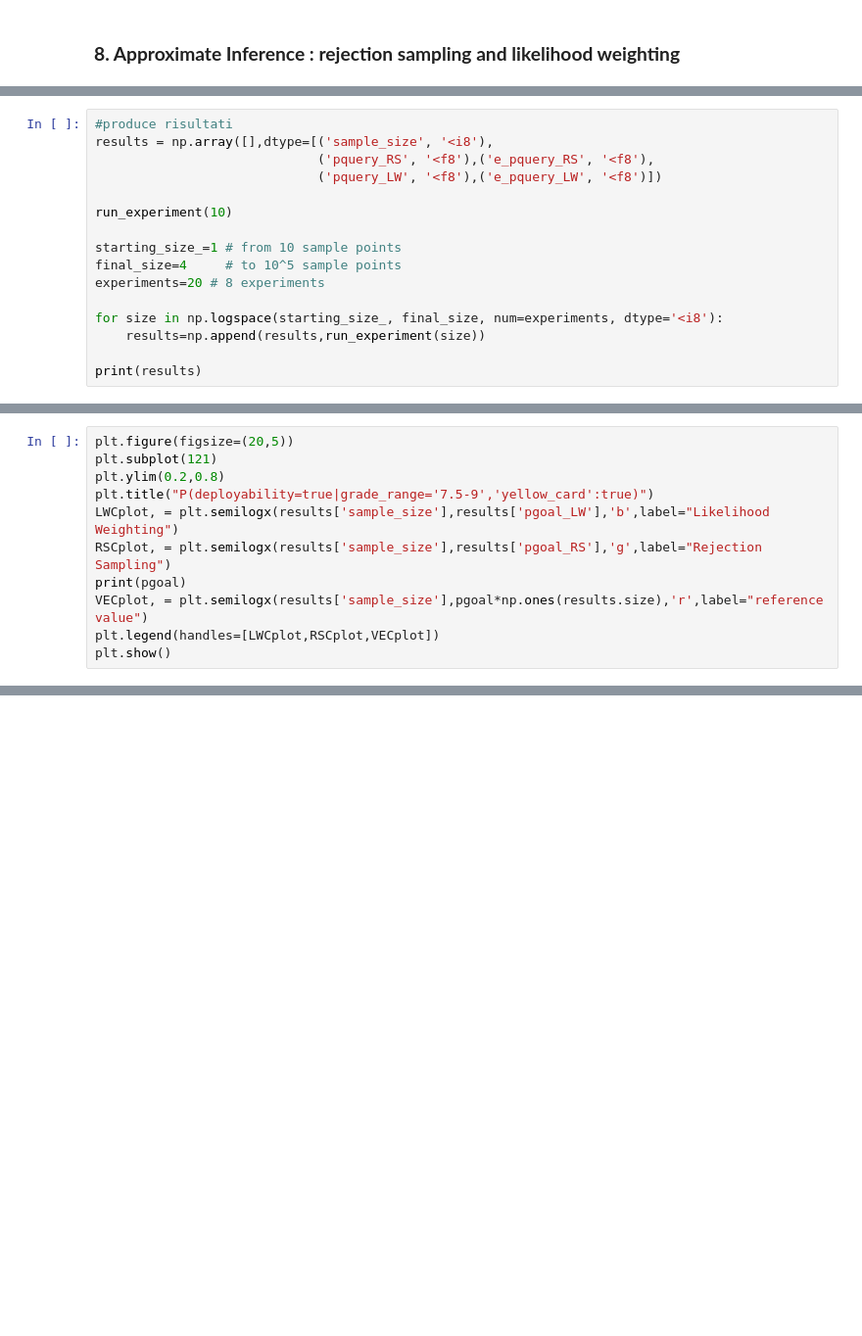
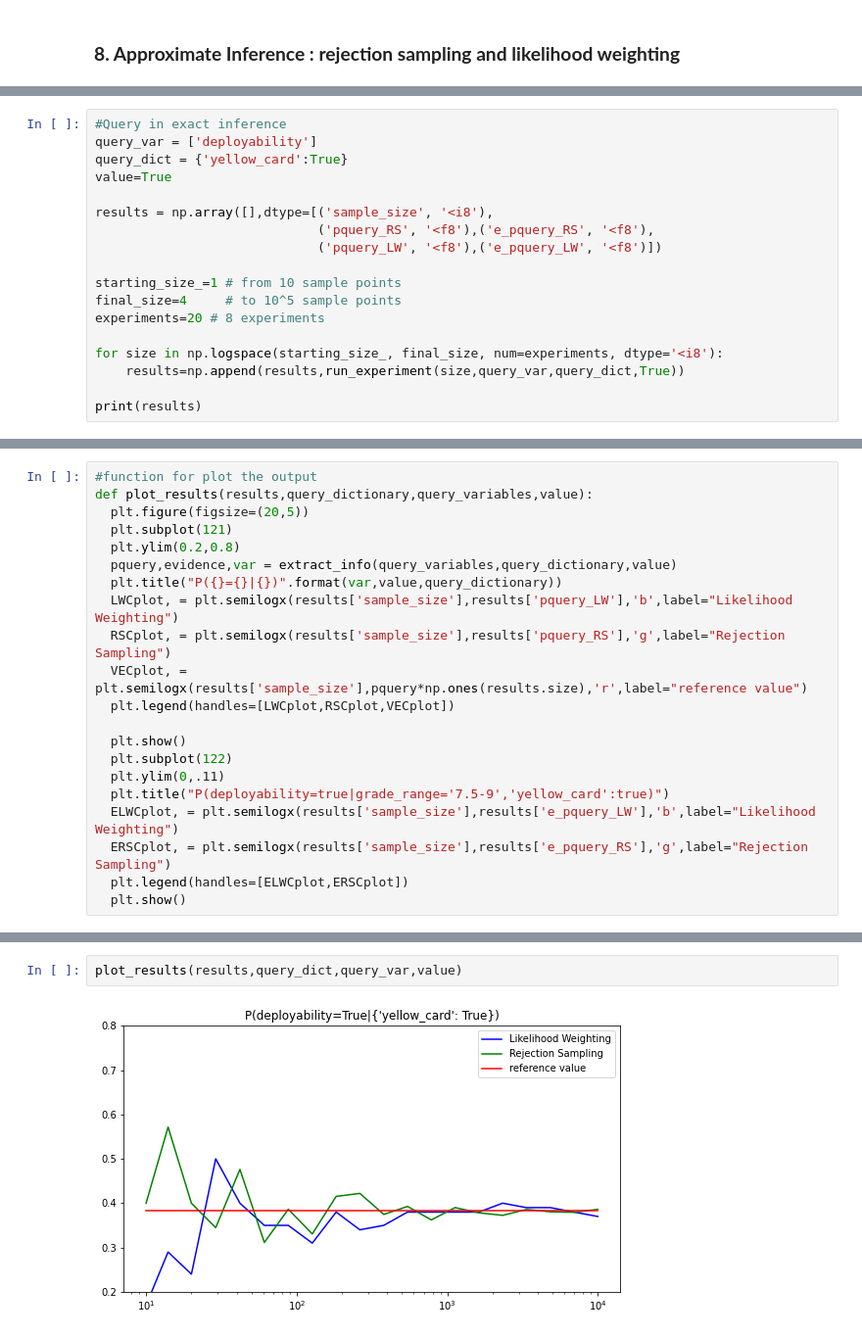
Before and after one commit to SalvoPisciotta/FantaBayesianNet, a Jupyter notebook: src/FantaBayesianNet.ipynb, the cells around one changed output, grey strips where cells are left out. Shown at 98% size. Cells and saved outputs as stored; diff of their text form; blank space fills up the shorter version.

Commit message:
Implement the approximate inference with a sort of "parametrization" IDK if this is the correct way to call it xD

```diff
--- a/src/FantaBayesianNet.ipynb
+++ b/src/FantaBayesianNet.ipynb
@@ -513,19 +611,21 @@ def run_experiment(sample_size):
                             ('pquery_RS', '<f8'),('e_pquery_RS', '<f8'),
                             ('pquery_LW', '<f8'),('e_pquery_LW', '<f8')])
 # %%
-#produce risultati
+#Query in exact inference
+query_var = ['deployability']
+query_dict = {'yellow_card':True}
+value=True
+
 results = np.array([],dtype=[('sample_size', '<i8'),
                              ('pquery_RS', '<f8'),('e_pquery_RS', '<f8'),
                              ('pquery_LW', '<f8'),('e_pquery_LW', '<f8')])
-
-run_experiment(10)
 
 starting_size_=1 # from 10 sample points
 final_size=4     # to 10^5 sample points
 experiments=20 # 8 experiments
 
 for size in np.logspace(starting_size_, final_size, num=experiments, dtype='<i8'):
-    results=np.append(results,run_experiment(size))
+    results=np.append(results,run_experiment(size,query_var,query_dict,True))
 
 print(results)
 # %% [output]
@@ -569,11 +669,21 @@ With Likelihood Weighting after 379 samples: 0.380 (error = 0.39 percent)
 # %%
-plt.figure(figsize=(20,5))
-plt.subplot(121)
-plt.ylim(0.2,0.8)
-plt.title("P(deployability=true|grade_range='7.5-9','yellow_card':true)")
-LWCplot, = plt.semilogx(results['sample_size'],results['pgoal_LW'],'b',label="Likelihood Weighting")
-RSCplot, = plt.semilogx(results['sample_size'],results['pgoal_RS'],'g',label="Rejection Sampling")
-print(pgoal)
-VECplot, = plt.semilogx(results['sample_size'],pgoal*np.ones(results.size),'r',label="reference value")
-plt.legend(handles=[LWCplot,RSCplot,VECplot])
-plt.show()
+#function for plot the output
+def plot_results(results,query_dictionary,query_variables,value):
+  plt.figure(figsize=(20,5))
+  plt.subplot(121)
+  plt.ylim(0.2,0.8)
+  pquery,evidence,var = extract_info(query_variables,query_dictionary,value)
+  plt.title("P({}={}|{})".format(var,value,query_dictionary))
+  LWCplot, = plt.semilogx(results['sample_size'],results['pquery_LW'],'b',label="Likelihood Weighting")
+  RSCplot, = plt.semilogx(results['sample_size'],results['pquery_RS'],'g',label="Rejection Sampling")
+  VECplot, = plt.semilogx(results['sample_size'],pquery*np.ones(results.size),'r',label="reference value")
+  plt.legend(handles=[LWCplot,RSCplot,VECplot])
+
+  plt.show()
+  plt.subplot(122)
+  plt.ylim(0,.11)
+  plt.title("P(deployability=true|grade_range='7.5-9','yellow_card':true)")
+  ELWCplot, = plt.semilogx(results['sample_size'],results['e_pquery_LW'],'b',label="Likelihood Weighting")
+  ERSCplot, = plt.semilogx(results['sample_size'],results['e_pquery_RS'],'g',label="Rejection Sampling")
+  plt.legend(handles=[ELWCplot,ERSCplot])
+  plt.show()
@@ -592,0 +690,4 @@ plt.show()
+# %%
+plot_results(results,query_dict,query_var,value)
+# %% [output]
+[figure, added]
```
Also changed, not shown: parts of 11 cells of this notebook.
